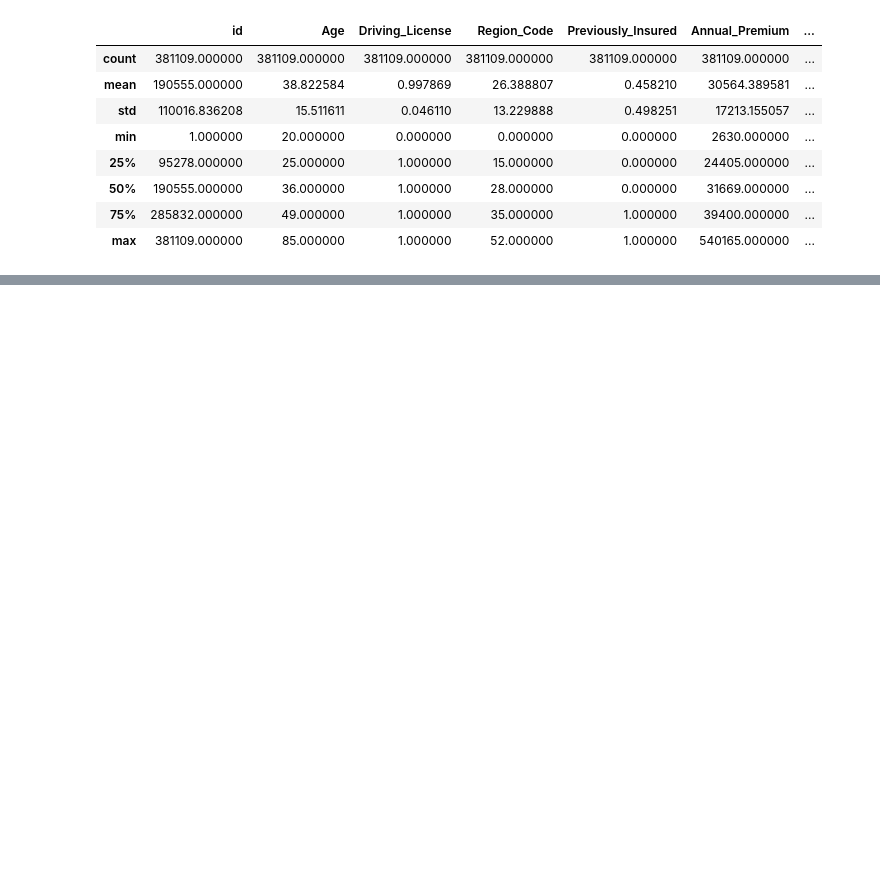
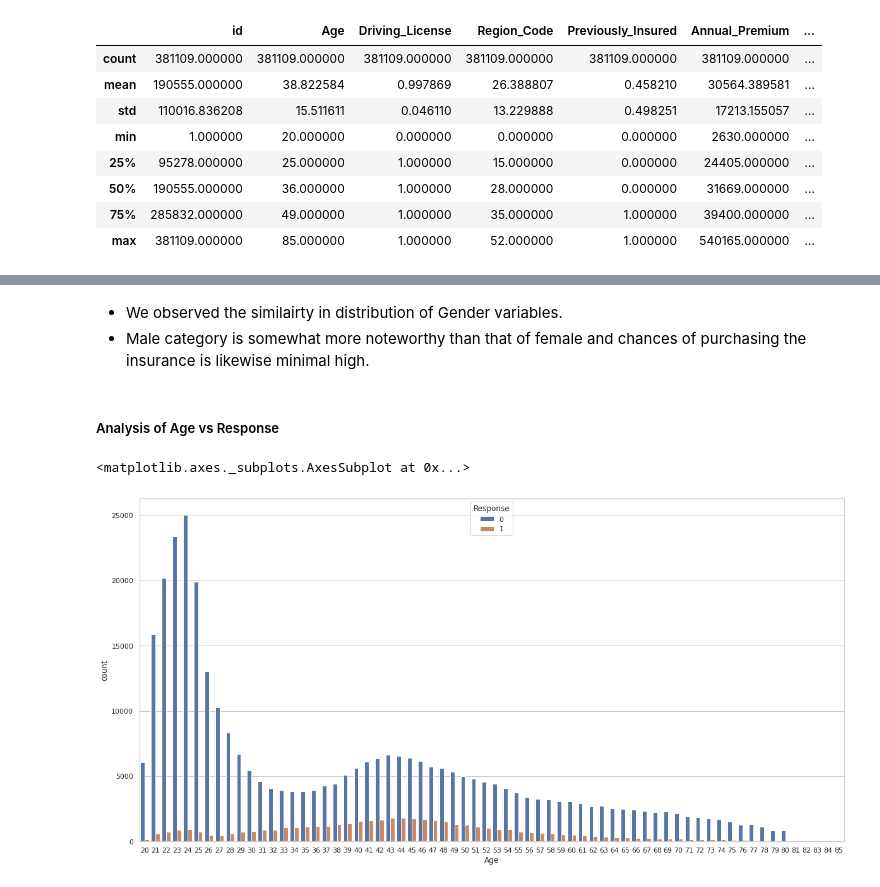
Before and after one commit to bysubanji/Health_insurance_cross_sell_prediction, a Jupyter notebook: Health_Insurance_Bhaskarsubanji.ipynb, the cells around one changed output, grey strips where cells are left out. Cells and saved outputs as stored; diff of their text form; code cells hidden in the pictures; blank space fills up the shorter version.

```diff
--- a/Health_Insurance_Bhaskarsubanji.ipynb
+++ b/Health_Insurance_Bhaskarsubanji.ipynb
@@ -100,0 +129,12 @@ data.describe()
+# %% [markdown]
+* We observed the similairty in distribution of Gender variables.
+* Male category is somewhat more noteworthy than that of female and chances of purchasing the insurance is likewise minimal high.
+# %% [markdown]
+##### Analysis of Age vs Response
+# %%
+# Analysis of Age & Response
+plt.figure(figsize=(20,10))
+sns.countplot(x='Age',hue='Response',data=data)
+# %% [output]
+<matplotlib.axes._subplots.AxesSubplot at 0x...>
+[figure, added]
```
Also changed, not shown: parts of 31 cells of this notebook.
